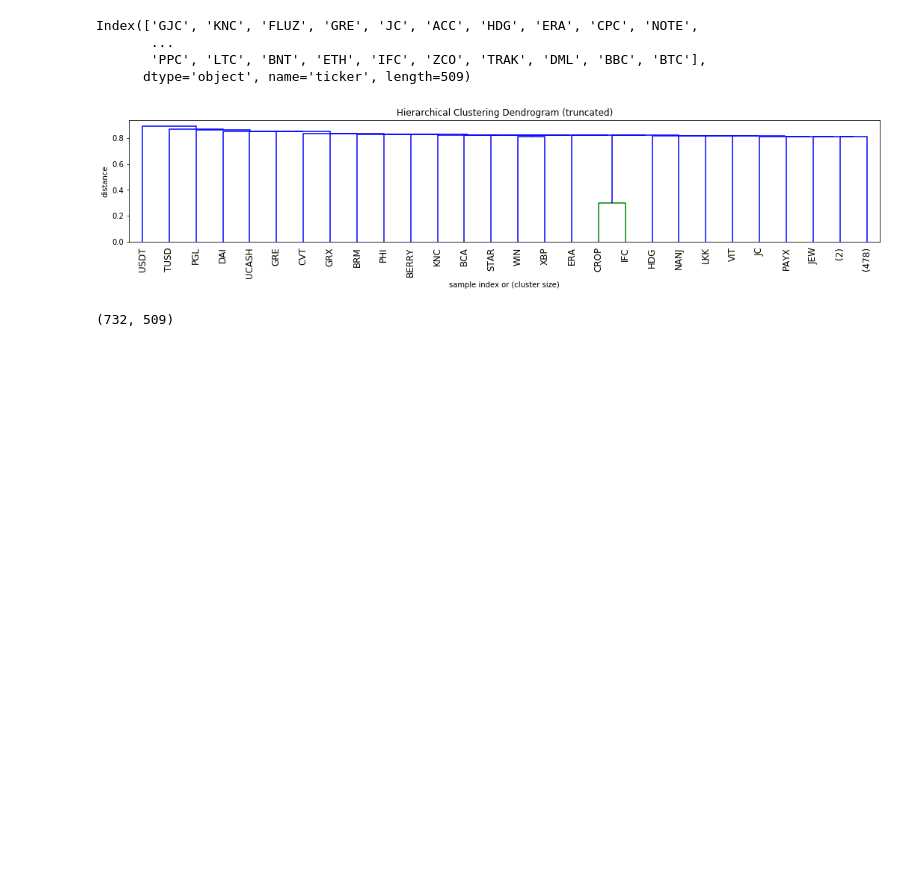
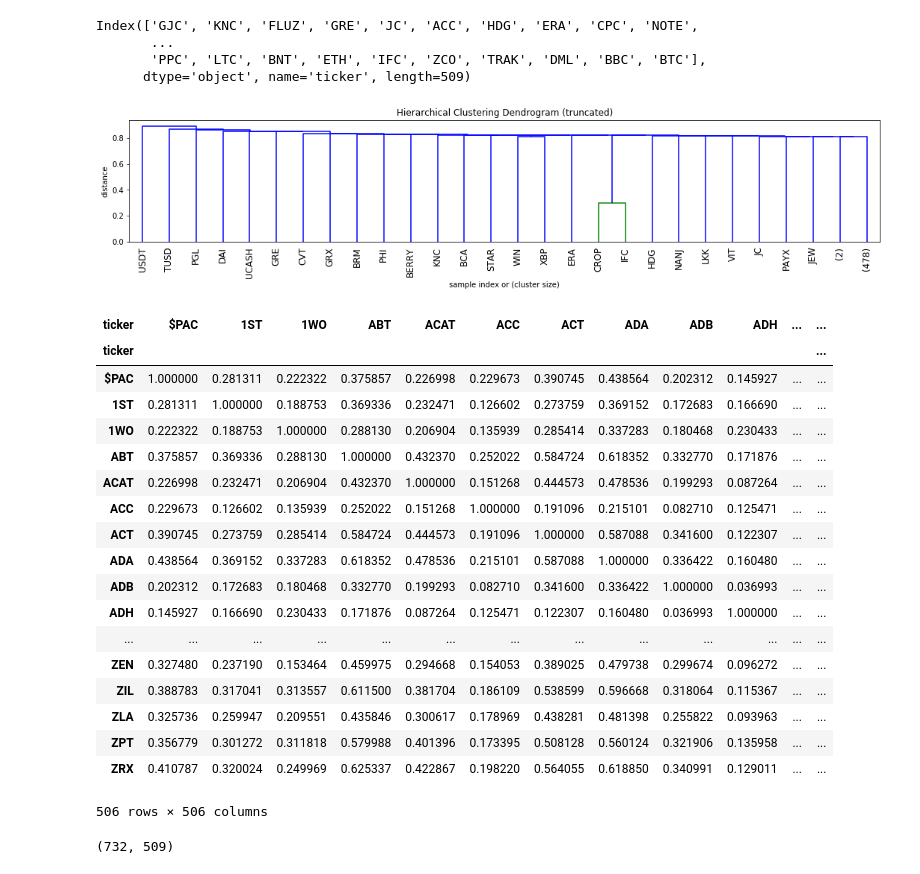
Before and after one commit to toly/aisthack, a Jupyter notebook: notebooks/03_target_processing.ipynb, the cells around one changed output. Saved outputs shown, nothing was run; the diff lists cells and outputs as text; code cells hidden in the pictures; blank space fills up the shorter version.

```diff
--- a/notebooks/03_target_processing.ipynb
+++ b/notebooks/03_target_processing.ipynb
@@ -160,6 +160,28 @@ plt.show()
 # dendrogram(Z, color_threshold=0)
 # %% [output]
 [figure]
+# %%
+df.corr('spearman')
+# %% [output]
+| ticker | $PAC | 1ST | 1WO | ABT | ACAT | ACC | ACT | ADA | ADB | ADH | ... | ... |
+| ticker |  |  |  |  |  |  |  |  |  |  |  | ... |
+| $PAC | 1.000000 | 0.281311 | 0.222322 | 0.375857 | 0.226998 | 0.229673 | 0.390745 | 0.438564 | 0.202312 | 0.145927 | ... | ... |
+| 1ST | 0.281311 | 1.000000 | 0.188753 | 0.369336 | 0.232471 | 0.126602 | 0.273759 | 0.369152 | 0.172683 | 0.166690 | ... | ... |
+| 1WO | 0.222322 | 0.188753 | 1.000000 | 0.288130 | 0.206904 | 0.135939 | 0.285414 | 0.337283 | 0.180468 | 0.230433 | ... | ... |
+| ABT | 0.375857 | 0.369336 | 0.288130 | 1.000000 | 0.432370 | 0.252022 | 0.584724 | 0.618352 | 0.332770 | 0.171876 | ... | ... |
+| ACAT | 0.226998 | 0.232471 | 0.206904 | 0.432370 | 1.000000 | 0.151268 | 0.444573 | 0.478536 | 0.199293 | 0.087264 | ... | ... |
+| ACC | 0.229673 | 0.126602 | 0.135939 | 0.252022 | 0.151268 | 1.000000 | 0.191096 | 0.215101 | 0.082710 | 0.125471 | ... | ... |
+| ACT | 0.390745 | 0.273759 | 0.285414 | 0.584724 | 0.444573 | 0.191096 | 1.000000 | 0.587088 | 0.341600 | 0.122307 | ... | ... |
+| ADA | 0.438564 | 0.369152 | 0.337283 | 0.618352 | 0.478536 | 0.215101 | 0.587088 | 1.000000 | 0.336422 | 0.160480 | ... | ... |
+| ADB | 0.202312 | 0.172683 | 0.180468 | 0.332770 | 0.199293 | 0.082710 | 0.341600 | 0.336422 | 1.000000 | 0.036993 | ... | ... |
+| ADH | 0.145927 | 0.166690 | 0.230433 | 0.171876 | 0.087264 | 0.125471 | 0.122307 | 0.160480 | 0.036993 | 1.000000 | ... | ... |
+| ... | ... | ... | ... | ... | ... | ... | ... | ... | ... | ... | ... | ... |
+| ZEN | 0.327480 | 0.237190 | 0.153464 | 0.459975 | 0.294668 | 0.154053 | 0.389025 | 0.479738 | 0.299674 | 0.096272 | ... | ... |
+| ZIL | 0.388783 | 0.317041 | 0.313557 | 0.611500 | 0.381704 | 0.186109 | 0.538599 | 0.596668 | 0.318064 | 0.115367 | ... | ... |
+| ZLA | 0.325736 | 0.259947 | 0.209551 | 0.435846 | 0.300617 | 0.178969 | 0.438281 | 0.481398 | 0.255822 | 0.093963 | ... | ... |
+| ZPT | 0.356779 | 0.301272 | 0.311818 | 0.579988 | 0.401396 | 0.173395 | 0.508128 | 0.560124 | 0.321906 | 0.135958 | ... | ... |
+| ZRX | 0.410787 | 0.320024 | 0.249969 | 0.625337 | 0.422867 | 0.198220 | 0.564055 | 0.618850 | 0.340991 | 0.129011 | ... | ... |
+506 rows × 506 columns
 # %%
 df.shape
 # %% [output]
```
Also changed, not shown: parts of 1 cell of this notebook, 4 other files.
